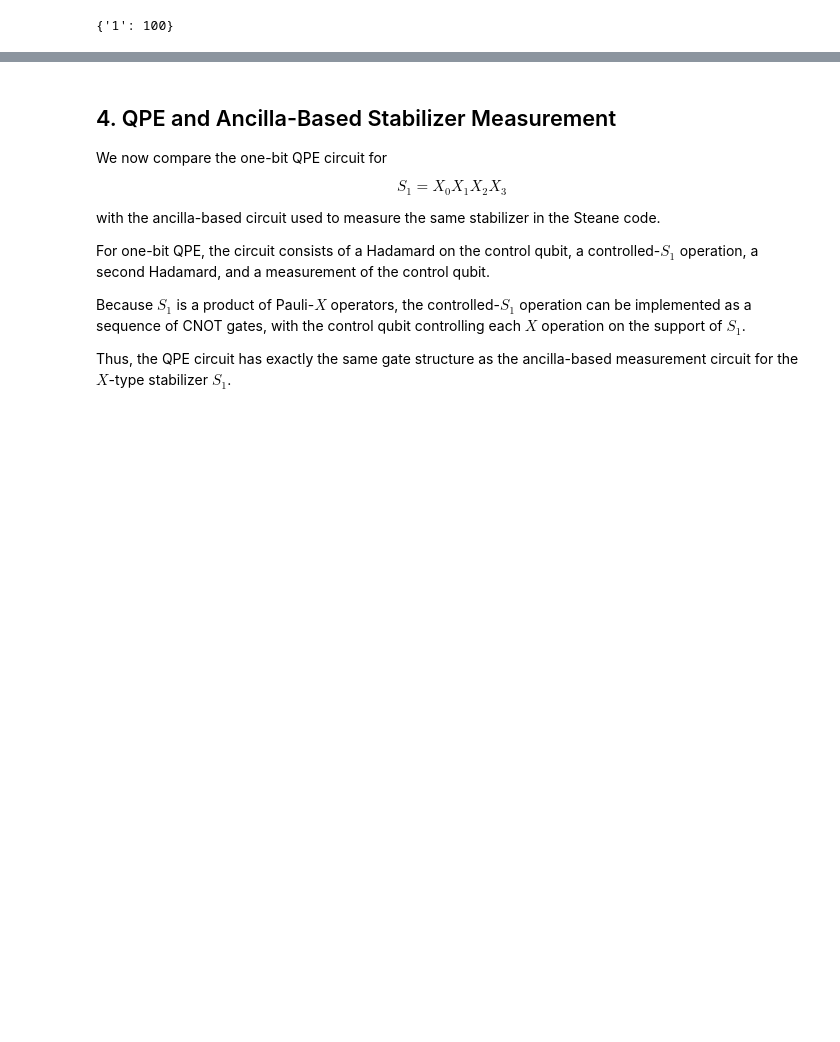
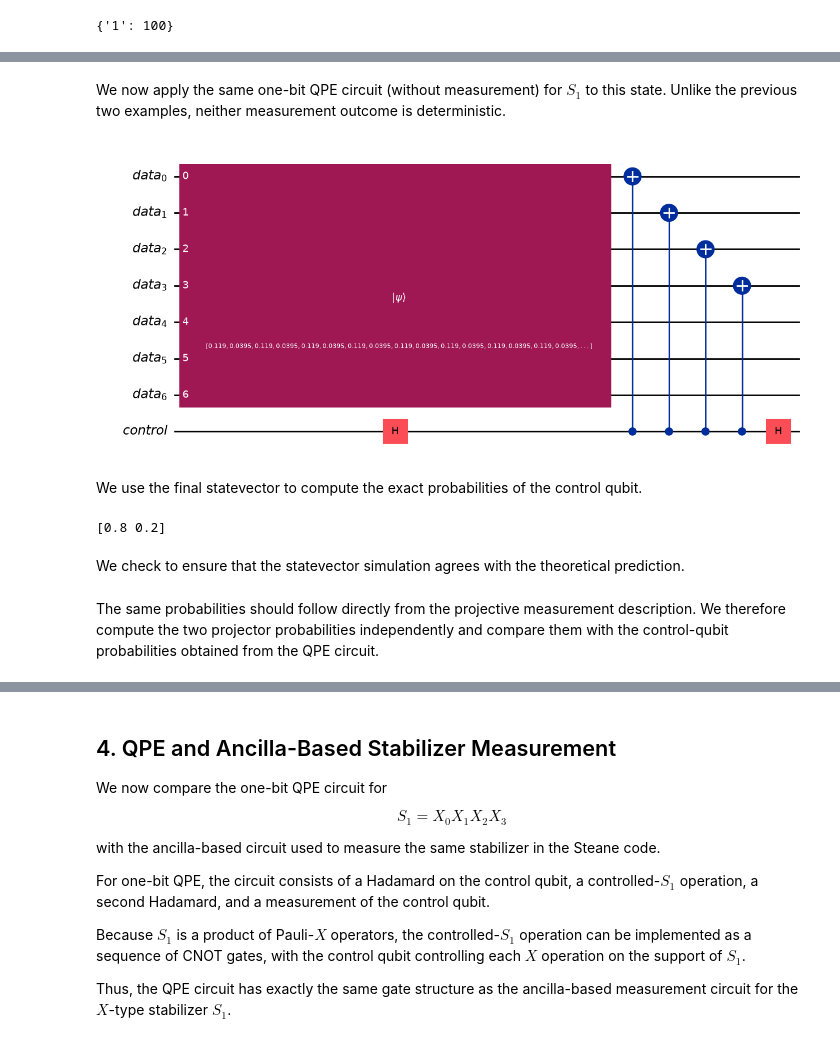
Before and after one commit to Brandon-Owens/steane-qec-project, a Jupyter notebook: notebooks/stabilizer_measurement_as_qpe.ipynb, the cells around one changed output, grey strips where cells are left out. Saved outputs shown, nothing was run; the diff lists cells and outputs as text; code cells hidden in the pictures; blank space fills up the shorter version.

```diff
--- a/notebooks/stabilizer_measurement_as_qpe.ipynb
+++ b/notebooks/stabilizer_measurement_as_qpe.ipynb
@@ -421,0 +539,36 @@ We next compare this QPE circuit with the ancilla-based measurement circuit used
+# %% [markdown]
+We now apply the same one-bit QPE circuit (without measurement) for $S_1$ to this state. Unlike the previous two examples, neither measurement outcome is deterministic.
+# %%
+control = QuantumRegister(1, "control")
+data = QuantumRegister(7, "data")
+
+superposition_qpe = QuantumCircuit(data, control)
+
+# initialized the data register to the superposition of +1 and -1 eigenstates of S_1 defined above
+superposition_qpe.initialize(superposition_state.data, data)
+
+# 1-bit QPE for S1
+superposition_qpe.h(control[0])
+
+for i in range(4):
+    superposition_qpe.cx(control[0], data[i])
+
+superposition_qpe.h(control[0])
+
+superposition_qpe.draw("mpl")
+# %% [output]
+[figure, added]
+# %% [markdown]
+We use the final statevector to compute the exact probabilities of the control qubit.
+# %%
+# regard the qubits at the end of the circuit as a statevector
+qpe_state = Statevector.from_instruction(superposition_qpe)
+
+# extracts the probabilities for qubit 7 (the control qubit)
+control_probabilities = qpe_state.probabilities(qargs=[7])
+
+print(control_probabilities)
+# %% [output]
+[0.8 0.2]
+# %% [markdown]
+We check to ensure that the statevector simulation agrees with the theoretical prediction.
@@ -421,0 +579,2 @@ We next compare this QPE circuit with the ancilla-based measurement circuit used
+# %% [markdown]
+The same probabilities should follow directly from the projective measurement description. We therefore compute the two projector probabilities independently and compare them with the control-qubit probabilities obtained from the QPE circuit.
```
Also changed, not shown: parts of 20 cells of this notebook, 2 other files.
